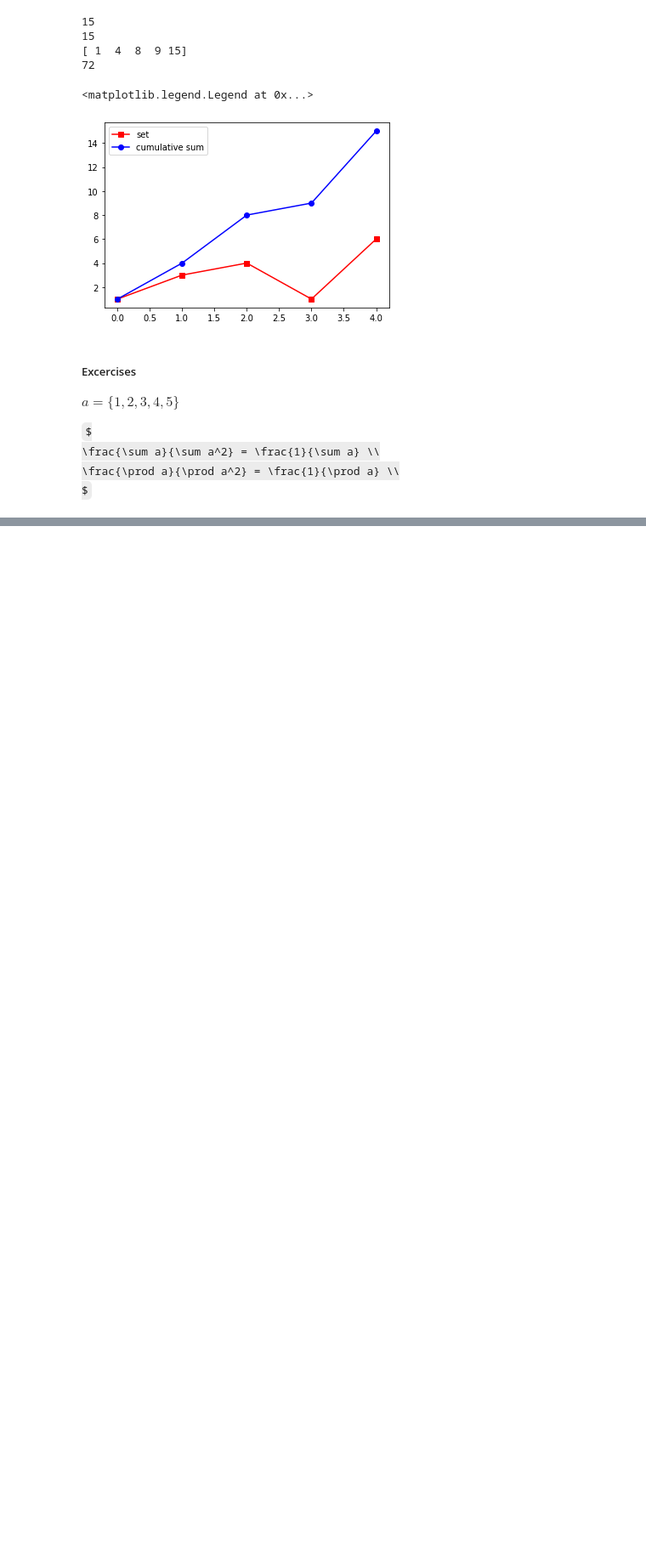
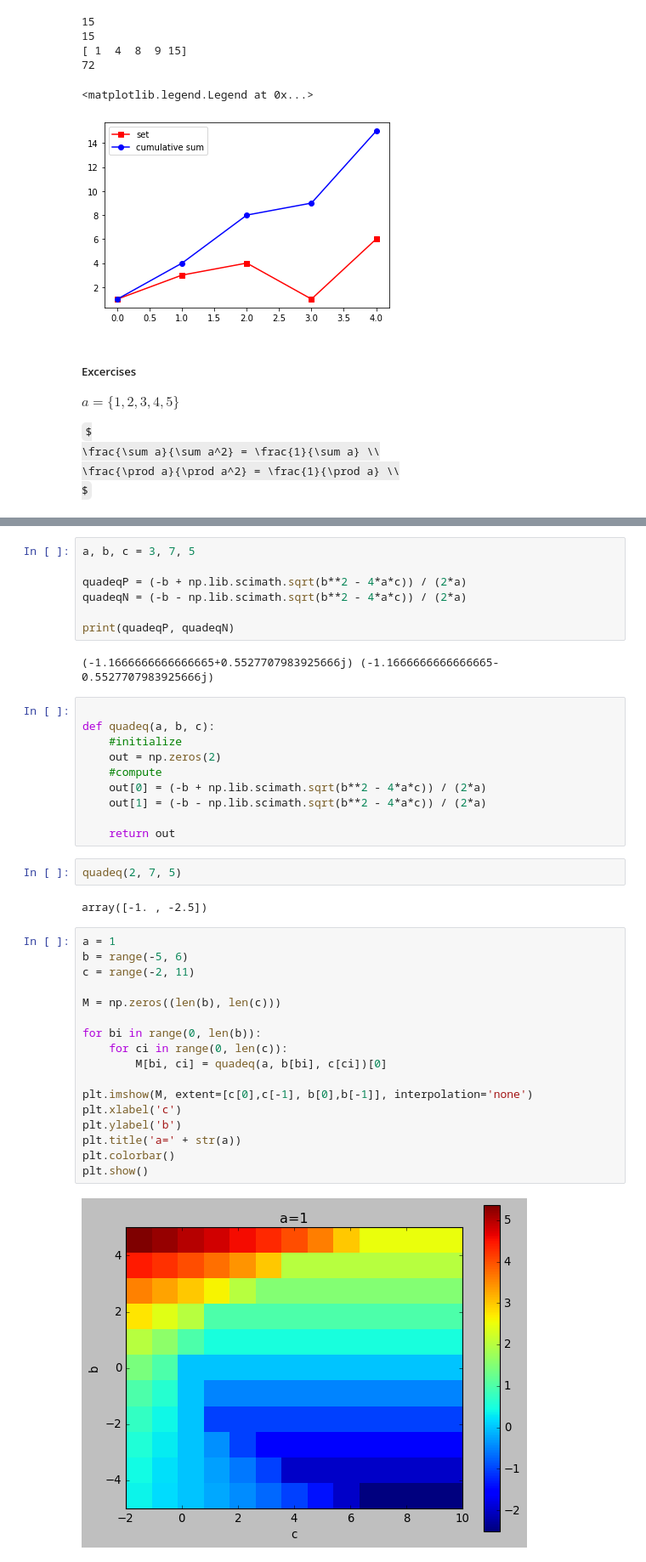
Before and after one commit to pawelztef/maths_pyt, a Jupyter notebook: algebra_2.ipynb, the cells around one changed output, grey strips where cells are left out. Shown at 85% size. Cells and saved outputs as stored; diff of their text form; some formulas as TeX source; blank space fills up the shorter version.

```diff
--- a/algebra_2.ipynb
+++ b/algebra_2.ipynb
@@ -73,0 +183,42 @@ print((sum_arr/sum_arr2)-(1/sum_arr))
+# %%
+a, b, c = 3, 7, 5
+
+quadeqP = (-b + np.lib.scimath.sqrt(b**2 - 4*a*c)) / (2*a)
+quadeqN = (-b - np.lib.scimath.sqrt(b**2 - 4*a*c)) / (2*a)
+
+print(quadeqP, quadeqN)
+# %% [output]
+(-1.1666666666666665+0.5527707983925666j) (-1.1666666666666665-0.5527707983925666j)
+# %%
+
+def quadeq(a, b, c):
+    #initialize
+    out = np.zeros(2)
+    #compute
+    out[0] = (-b + np.lib.scimath.sqrt(b**2 - 4*a*c)) / (2*a)
+    out[1] = (-b - np.lib.scimath.sqrt(b**2 - 4*a*c)) / (2*a)
+
+    return out
+# %%
+quadeq(2, 7, 5)
+# %% [output]
+array([-1. , -2.5])
+# %%
+a = 1
+b = range(-5, 6)
+c = range(-2, 11)
+
+M = np.zeros((len(b), len(c)))
+
+for bi in range(0, len(b)):
+    for ci in range(0, len(c)):
+        M[bi, ci] = quadeq(a, b[bi], c[ci])[0]
+
+plt.imshow(M, extent=[c[0],c[-1], b[0],b[-1]], interpolation='none')
+plt.xlabel('c')
+plt.ylabel('b')
+plt.title('a=' + str(a))
+plt.colorbar()
+plt.show()
+# %% [output]
+[figure, added]
```
Also changed, not shown: parts of 15 cells of this notebook.
